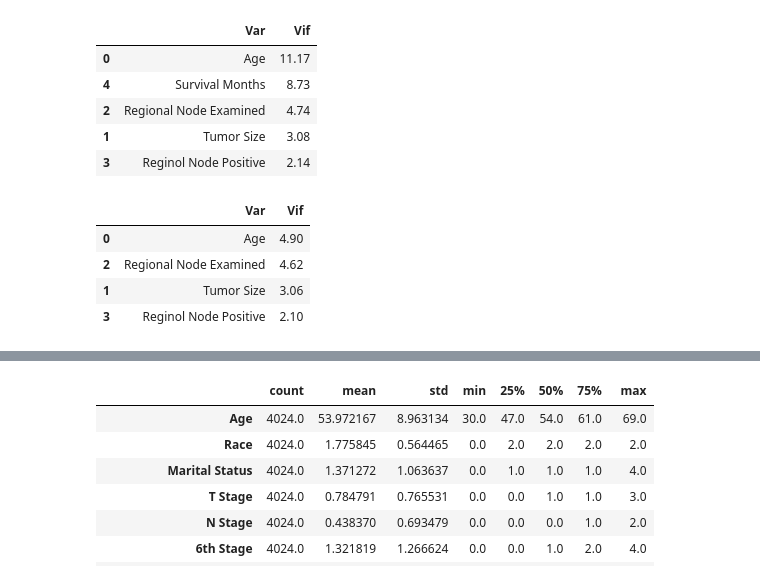
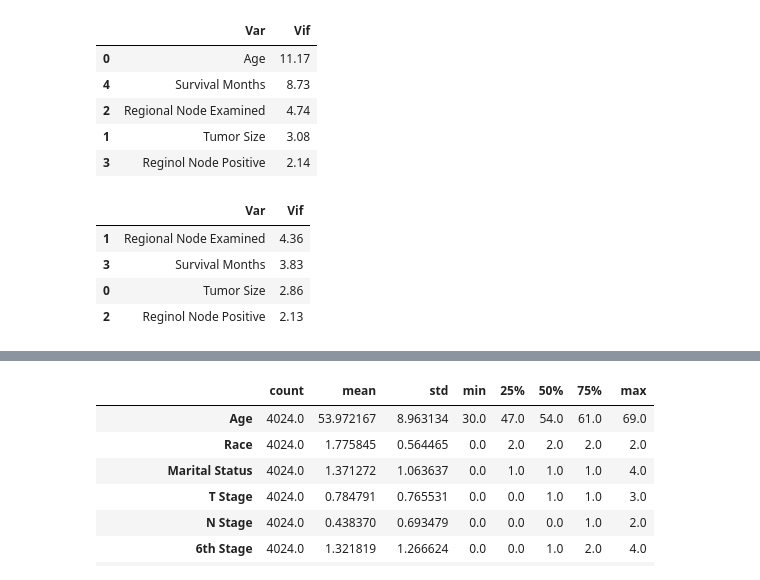
Before and after one commit to nakisa84/Springboard, a Jupyter notebook: capston 2 project/notebooks/BC-DataWrangling.ipynb, the cells around one changed output, grey strips where cells are left out. Saved outputs shown, nothing was run; the diff lists cells and outputs as text; code cells hidden in the pictures.

Commit message:
update data wrangling

```diff
--- a/capston 2 project/notebooks/BC-DataWrangling.ipynb
+++ b/capston 2 project/notebooks/BC-DataWrangling.ipynb
@@ -27,7 +29,7 @@ Mounted at /content/drive
 ### 1-1: Data collection
 # %%
 #load the dataset
-file_name = '/content/drive/My Drive/Springbaord/capston 2 project/data/SEER_Breast_Cancer_Dataset.csv'
+file_name = '/content/drive/My Drive/Git/Springboard/capston 2 project/data/SEER_Breast_Cancer_Dataset.csv'
 df_raw = pd.read_csv(file_name)
 # %%
 #display the sample of data
@@ -151,14 +153,14 @@ calculate_vif(df.select_dtypes(include='number'))
 | 3 | Reginol Node Positive | 2.14 |
 # %%
 # dropping the feature with the high VIF
-df_dropped = df.drop(df[['Survival Months']],axis=1)
+df_dropped = df.drop(df[['Age']],axis=1)
 calculate_vif(df_dropped.select_dtypes(include='number'))
 # %% [output]
 |  | Var | Vif |
-| 0 | Age | 4.90 |
-| 2 | Regional Node Examined | 4.62 |
-| 1 | Tumor Size | 3.06 |
-| 3 | Reginol Node Positive | 2.10 |
+| 1 | Regional Node Examined | 4.36 |
+| 3 | Survival Months | 3.83 |
+| 0 | Tumor Size | 2.86 |
+| 2 | Reginol Node Positive | 2.13 |
 # %%
 #all the columns with object datatype
 objetc_columns = df_dropped.dtypes[df_dropped.dtypes == object]
```
Also changed, not shown: parts of 14 cells of this notebook, 5 other files.
